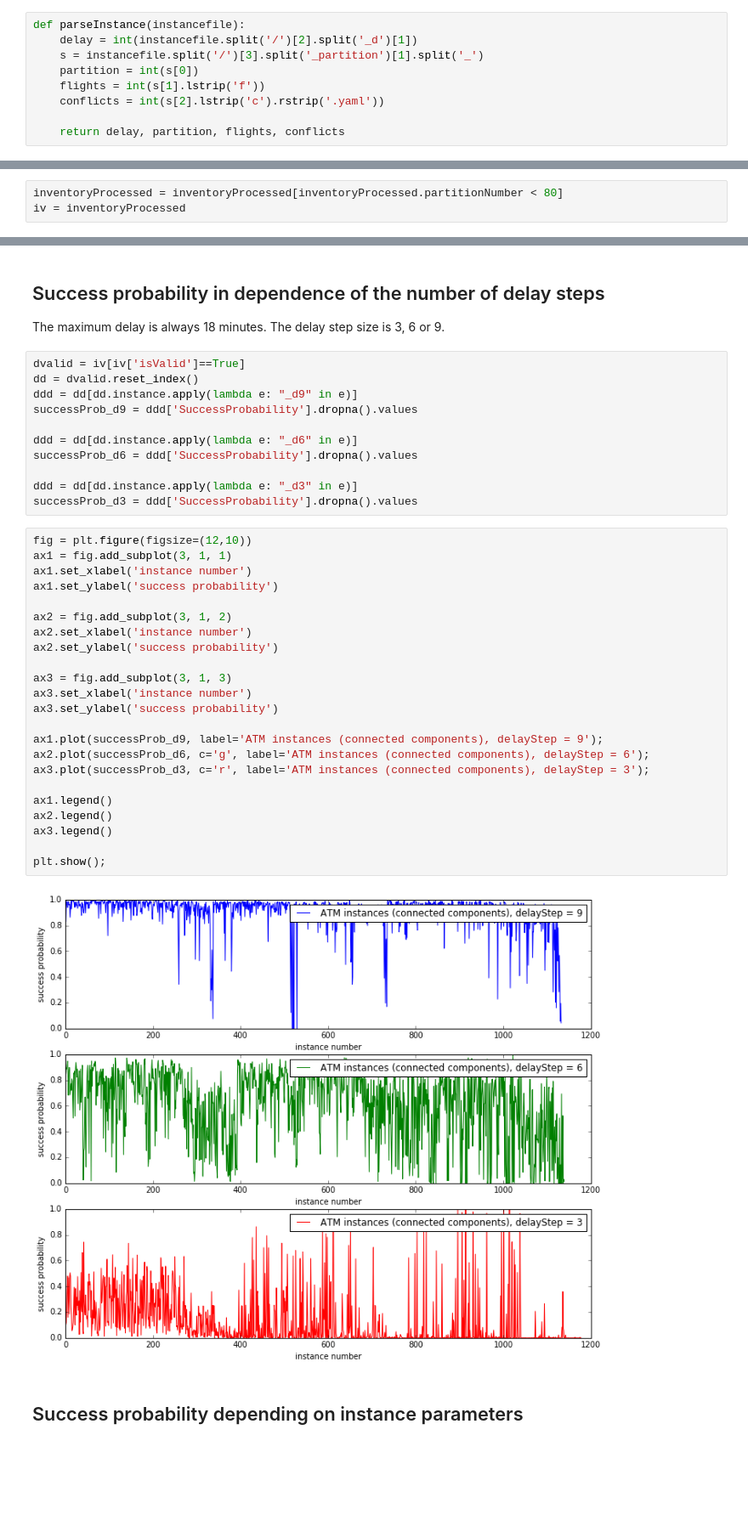
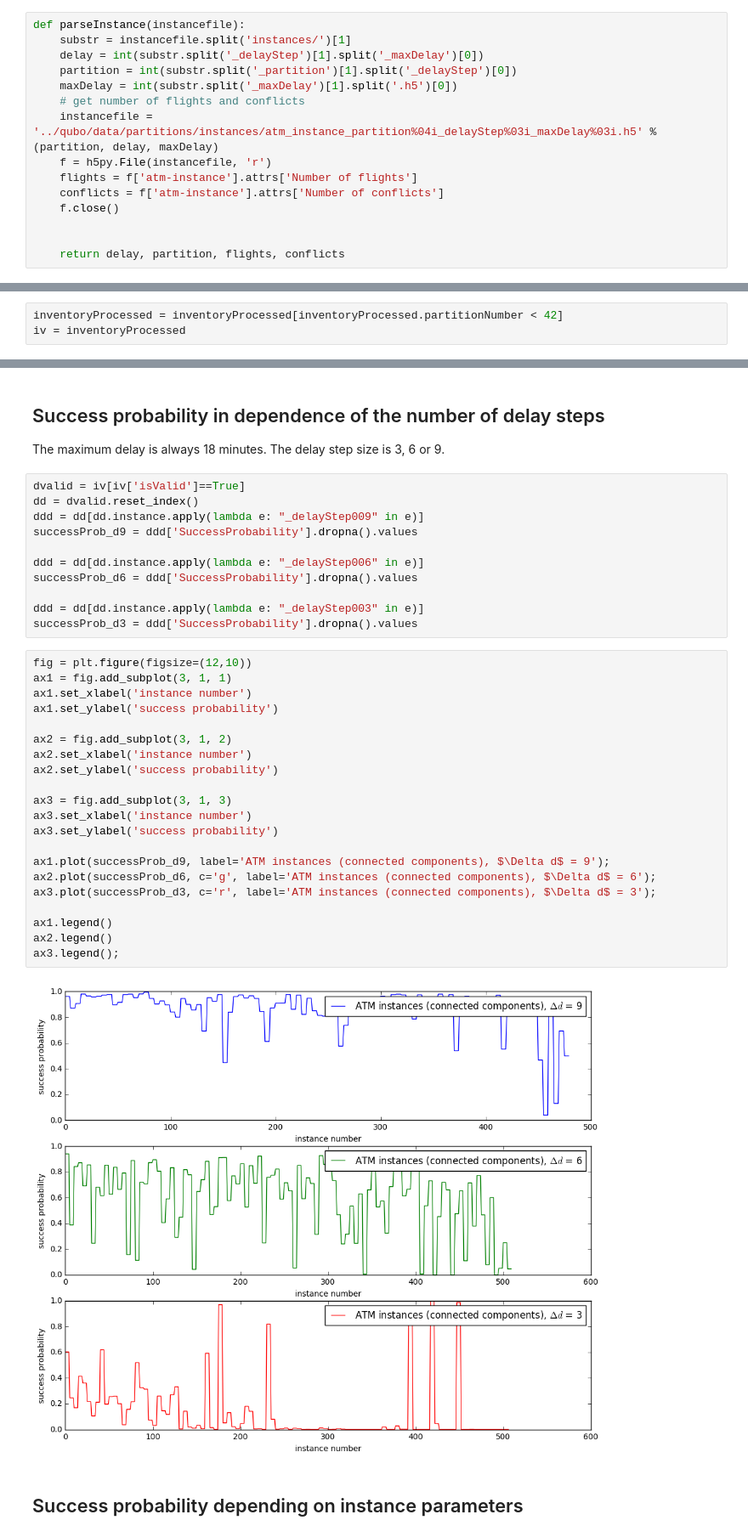
Before and after one commit to ventugithub/QCFATM, a Jupyter notebook: code/departureDelayModel/analysis/analysis.ipynb, the cells around one changed output, grey strips where cells are left out. Shown at 85% size. Saved outputs shown, nothing was run; the diff lists cells and outputs as text; blank space fills up the shorter version.

```diff
--- a/code/departureDelayModel/analysis/analysis.ipynb
+++ b/code/departureDelayModel/analysis/analysis.ipynb
@@ -57,12 +59,18 @@ d = pd.read_csv('../qubo/data/instances/inventory.csv')
-# %%
-def parseInstance(instancefile):
-    delay = int(instancefile.split('/')[2].split('_d')[1])
-    s = instancefile.split('/')[3].split('_partition')[1].split('_')
-    partition = int(s[0])
-    flights = int(s[1].lstrip('f'))
-    conflicts = int(s[2].lstrip('c').rstrip('.yaml'))
-
-    return delay, partition, flights, conflicts
+# %%
+def parseInstance(instancefile):
+    substr = instancefile.split('instances/')[1]
+    delay = int(substr.split('_delayStep')[1].split('_maxDelay')[0])
+    partition = int(substr.split('_partition')[1].split('_delayStep')[0])
+    maxDelay = int(substr.split('_maxDelay')[1].split('.h5')[0])
+    # get number of flights and conflicts
+    instancefile = '../qubo/data/partitions/instances/atm_instance_partition%04i_delayStep%03i_maxDelay%03i.h5' % (partition, delay, maxDelay)
+    f = h5py.File(instancefile, 'r')
+    flights = f['atm-instance'].attrs['Number of flights']
+    conflicts = f['atm-instance'].attrs['Number of conflicts']
+    f.close()
+
+
+    return delay, partition, flights, conflicts
 # %%
 info = np.array([list(parseInstance(i)) for i in d.instance.values])
 # %%
@@ -89,3 +97,3 @@ inventoryProcessed.set_index(['numFlights', 'numConflicts', 'delayStep']).head()
 # %%
-inventoryProcessed = inventoryProcessed[inventoryProcessed.partitionNumber < 80]
+inventoryProcessed = inventoryProcessed[inventoryProcessed.partitionNumber < 42]
 iv = inventoryProcessed
@@ -128,39 +176,37 @@ The maximum delay is always 18 minutes. The delay step size is 3, 6 or 9.
 # %%
 dvalid = iv[iv['isValid']==True]
 dd = dvalid.reset_index()
-ddd = dd[dd.instance.apply(lambda e: "_d9" in e)]
+ddd = dd[dd.instance.apply(lambda e: "_delayStep009" in e)]
 successProb_d9 = ddd['SuccessProbability'].dropna().values
 
-ddd = dd[dd.instance.apply(lambda e: "_d6" in e)]
+ddd = dd[dd.instance.apply(lambda e: "_delayStep006" in e)]
 successProb_d6 = ddd['SuccessProbability'].dropna().values
 
-ddd = dd[dd.instance.apply(lambda e: "_d3" in e)]
+ddd = dd[dd.instance.apply(lambda e: "_delayStep003" in e)]
 successProb_d3 = ddd['SuccessProbability'].dropna().values
 # %%
 fig = plt.figure(figsize=(12,10))
 ax1 = fig.add_subplot(3, 1, 1)
 ax1.set_xlabel('instance number')
 ax1.set_ylabel('success probability')
 
 ax2 = fig.add_subplot(3, 1, 2)
 ax2.set_xlabel('instance number')
 ax2.set_ylabel('success probability')
 
 ax3 = fig.add_subplot(3, 1, 3)
 ax3.set_xlabel('instance number')
 ax3.set_ylabel('success probability')
 
-ax1.plot(successProb_d9, label='ATM instances (connected components), delayStep = 9');
-ax2.plot(successProb_d6, c='g', label='ATM instances (connected components), delayStep = 6');
-ax3.plot(successProb_d3, c='r', label='ATM instances (connected components), delayStep = 3');
+ax1.plot(successProb_d9, label='ATM instances (connected components), $\Delta d$ = 9');
+ax2.plot(successProb_d6, c='g', label='ATM instances (connected components), $\Delta d$ = 6');
+ax3.plot(successProb_d3, c='r', label='ATM instances (connected components), $\Delta d$ = 3');
 
 ax1.legend()
 ax2.legend()
-ax3.legend()
-
-plt.show();
+ax3.legend();
 # %% [output]
-[figure, old version]
+[figure, new version]
 # %% [markdown]
 ## Success probability depending on instance parameters ##
 # %%
```
Also changed, not shown: parts of 15 cells of this notebook, 7 other files.
